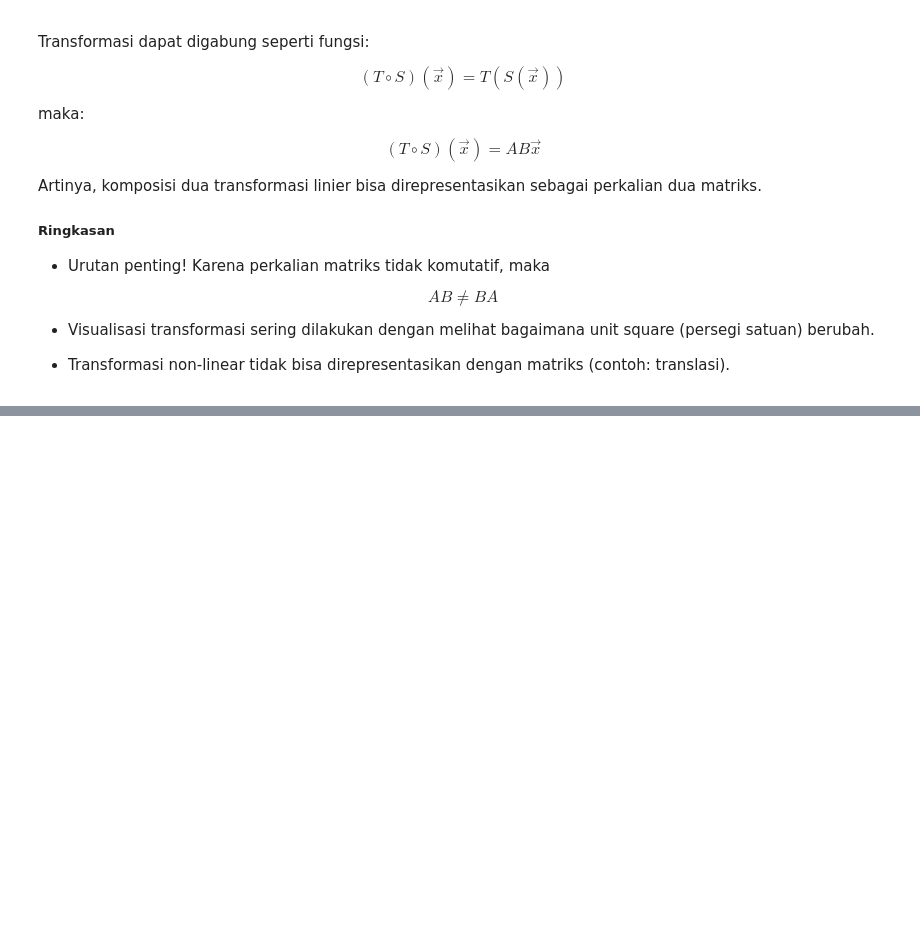
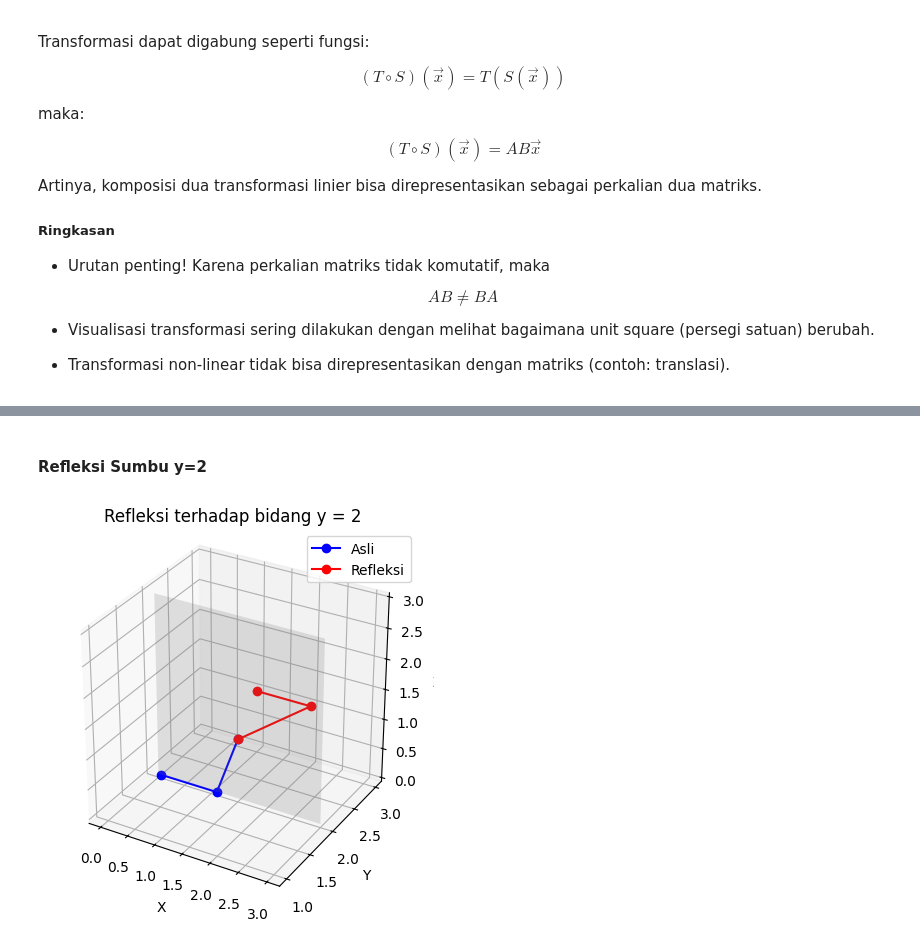
Before and after one commit to Mely227/KALL, a Jupyter notebook: _sources/notebooks.ipynb, the cells around one changed output, grey strips where cells are left out. Saved outputs shown, nothing was run; the diff lists cells and outputs as text; code cells hidden in the pictures; blank space fills up the shorter version.

```diff
--- a/_sources/notebooks.ipynb
+++ b/_sources/notebooks.ipynb
@@ -899,0 +959,59 @@ Gambar Geogebra:
+# %% [markdown]
+#### Refleksi Sumbu y=2
+# %%
+import numpy as np
+import matplotlib.pyplot as plt
+from mpl_toolkits.mplot3d import Axes3D
+
+# Titik-titik objek asli (misalnya, segitiga 3D)
+points = np.array([
+    [1, 1, 1],
+    [2, 1, 1],
+    [1.5, 2, 1]
+]).T  # bentuknya 3xN
+
+# Matriks refleksi terhadap bidang y = 0
+reflection_matrix = np.array([
+    [1,  0, 0],
+    [0, -1, 0],
+    [0,  0, 1]
+])
+
+# Langkah-langkah untuk refleksi terhadap bidang y = 2:
+# 1. Translasi ke bawah sejauh 2 satuan (y -= 2)
+translated_points = points.copy()
+translated_points[1] -= 2
+
+# 2. Refleksi terhadap bidang y = 0
+reflected_translated = reflection_matrix @ translated_points
+
+# 3. Translasi kembali ke atas sejauh 2 satuan (y += 2)
+reflected_points = reflected_translated.copy()
+reflected_points[1] += 2
+
+# Buat plot
+fig = plt.figure()
+ax = fig.add_subplot(111, projection='3d')
+
+# Gambar objek asli (biru)
+ax.plot(points[0], points[1], points[2], 'bo-', label='Asli')
+
+# Gambar objek setelah refleksi (merah)
+ax.plot(reflected_points[0], reflected_points[1], reflected_points[2], 'ro-', label='Refleksi')
+
+# Tambahkan bidang bantu di y = 2
+y_plane = np.full((2, 2), 2)  # bidang y = 2
+x_plane, z_plane = np.meshgrid(np.linspace(0, 3, 2), np.linspace(0, 3, 2))
+ax.plot_surface(x_plane, y_plane, z_plane, alpha=0.2, color='gray')
+
+# Set aspek dan label
+ax.set_xlabel('X')
+ax.set_ylabel('Y')
+ax.set_zlabel('Z')
+ax.set_title('Refleksi terhadap bidang y = 2')
+ax.legend()
+ax.set_box_aspect([1,1,1])  # aspek rasio 1:1:1
+
+plt.show()
+# %% [output]
+[figure, added]
```
Also changed, not shown: parts of 5 cells of this notebook, 8 other files.
